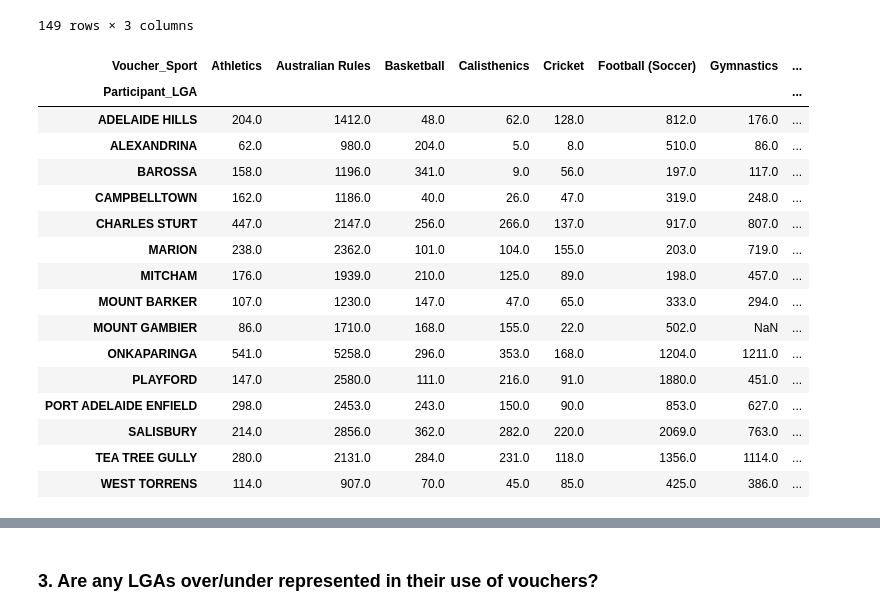
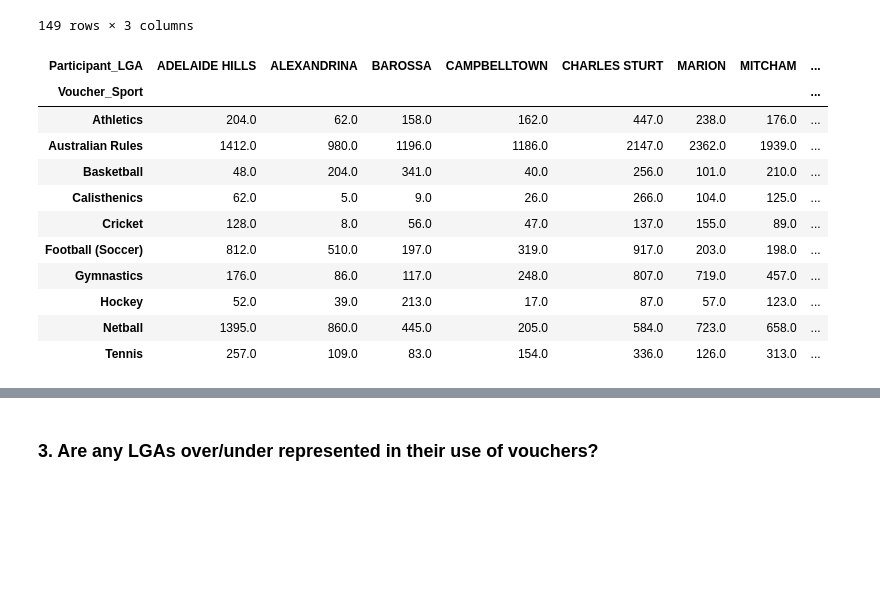
Before and after one commit to felix-rosenberger/Data-Science-Portfolio, a Jupyter notebook: Portfolio 2.ipynb, the cells around one changed output, grey strips where cells are left out. Drawn from its saved outputs; the diff is of its cells as text; code cells hidden in the pictures; blank space fills up the shorter version.

```diff
--- a/Portfolio 2.ipynb
+++ b/Portfolio 2.ipynb
@@ -393,25 +394,20 @@ LGA_sports_clean2
 149 rows × 3 columns
 # %%
 # reshape grouped output
-LGA_sports_piv2 = pd.pivot_table(LGA_sports_clean2, index="Participant_LGA", columns="Voucher_Sport", values="Voucher_Count")
+LGA_sports_piv2 = pd.pivot_table(LGA_sports_clean2, index="Voucher_Sport", columns="Participant_LGA", values="Voucher_Count")
 LGA_sports_piv2
 # %% [output]
-| Voucher_Sport | Athletics | Australian Rules | Basketball | Calisthenics | Cricket | Football (Soccer) | Gymnastics | ... |
-| Participant_LGA |  |  |  |  |  |  |  | ... |
-| ADELAIDE HILLS | 204.0 | 1412.0 | 48.0 | 62.0 | 128.0 | 812.0 | 176.0 | ... |
-| ALEXANDRINA | 62.0 | 980.0 | 204.0 | 5.0 | 8.0 | 510.0 | 86.0 | ... |
-| BAROSSA | 158.0 | 1196.0 | 341.0 | 9.0 | 56.0 | 197.0 | 117.0 | ... |
-| CAMPBELLTOWN | 162.0 | 1186.0 | 40.0 | 26.0 | 47.0 | 319.0 | 248.0 | ... |
-| CHARLES STURT | 447.0 | 2147.0 | 256.0 | 266.0 | 137.0 | 917.0 | 807.0 | ... |
-| MARION | 238.0 | 2362.0 | 101.0 | 104.0 | 155.0 | 203.0 | 719.0 | ... |
-| MITCHAM | 176.0 | 1939.0 | 210.0 | 125.0 | 89.0 | 198.0 | 457.0 | ... |
-| MOUNT BARKER | 107.0 | 1230.0 | 147.0 | 47.0 | 65.0 | 333.0 | 294.0 | ... |
-| MOUNT GAMBIER | 86.0 | 1710.0 | 168.0 | 155.0 | 22.0 | 502.0 | NaN | ... |
-| ONKAPARINGA | 541.0 | 5258.0 | 296.0 | 353.0 | 168.0 | 1204.0 | 1211.0 | ... |
-| PLAYFORD | 147.0 | 2580.0 | 111.0 | 216.0 | 91.0 | 1880.0 | 451.0 | ... |
-| PORT ADELAIDE ENFIELD | 298.0 | 2453.0 | 243.0 | 150.0 | 90.0 | 853.0 | 627.0 | ... |
-| SALISBURY | 214.0 | 2856.0 | 362.0 | 282.0 | 220.0 | 2069.0 | 763.0 | ... |
-| TEA TREE GULLY | 280.0 | 2131.0 | 284.0 | 231.0 | 118.0 | 1356.0 | 1114.0 | ... |
-| WEST TORRENS | 114.0 | 907.0 | 70.0 | 45.0 | 85.0 | 425.0 | 386.0 | ... |
+| Participant_LGA | ADELAIDE HILLS | ALEXANDRINA | BAROSSA | CAMPBELLTOWN | CHARLES STURT | MARION | MITCHAM | ... |
+| Voucher_Sport |  |  |  |  |  |  |  | ... |
+| Athletics | 204.0 | 62.0 | 158.0 | 162.0 | 447.0 | 238.0 | 176.0 | ... |
+| Australian Rules | 1412.0 | 980.0 | 1196.0 | 1186.0 | 2147.0 | 2362.0 | 1939.0 | ... |
+| Basketball | 48.0 | 204.0 | 341.0 | 40.0 | 256.0 | 101.0 | 210.0 | ... |
+| Calisthenics | 62.0 | 5.0 | 9.0 | 26.0 | 266.0 | 104.0 | 125.0 | ... |
+| Cricket | 128.0 | 8.0 | 56.0 | 47.0 | 137.0 | 155.0 | 89.0 | ... |
+| Football (Soccer) | 812.0 | 510.0 | 197.0 | 319.0 | 917.0 | 203.0 | 198.0 | ... |
+| Gymnastics | 176.0 | 86.0 | 117.0 | 248.0 | 807.0 | 719.0 | 457.0 | ... |
+| Hockey | 52.0 | 39.0 | 213.0 | 17.0 | 87.0 | 57.0 | 123.0 | ... |
+| Netball | 1395.0 | 860.0 | 445.0 | 205.0 | 584.0 | 723.0 | 658.0 | ... |
+| Tennis | 257.0 | 109.0 | 83.0 | 154.0 | 336.0 | 126.0 | 313.0 | ... |
 # %%
 # create heatmap with most populated areas
```
Also changed, not shown: parts of 10 cells of this notebook.
